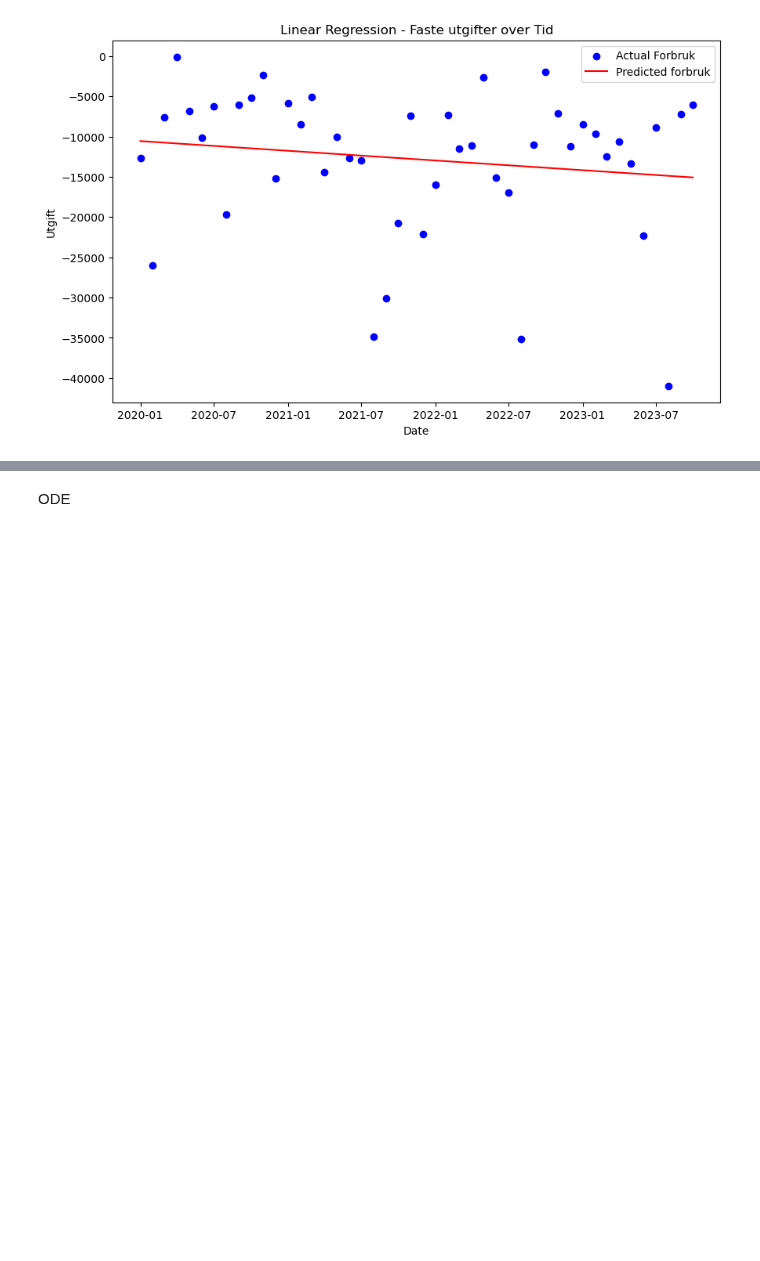
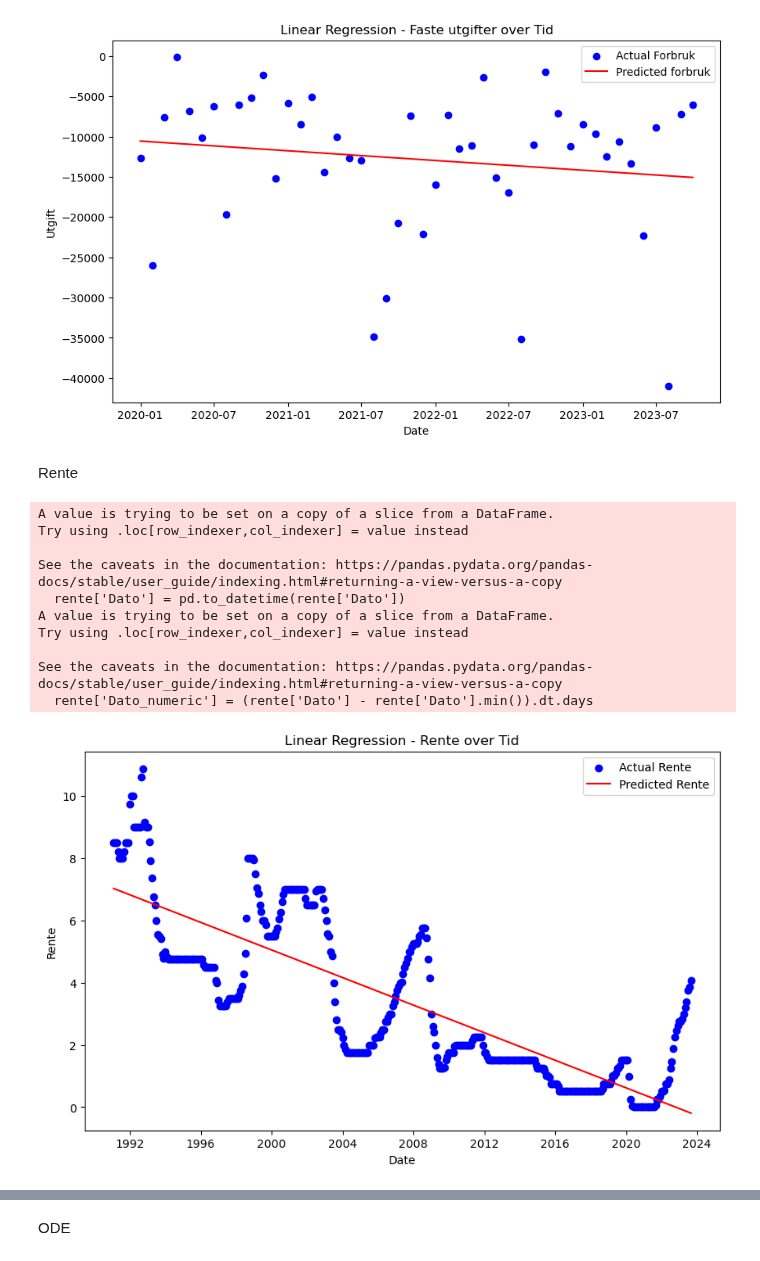
Before and after one commit to 591118/ProsjektADAH2023, a Jupyter notebook: prosjekt501.ipynb, the cells around one changed output, grey strips where cells are left out. Cells and saved outputs as stored; diff of their text form; code cells hidden in the pictures; blank space fills up the shorter version.

```diff
--- a/prosjekt501.ipynb
+++ b/prosjekt501.ipynb
@@ -32,3 +32,7 @@ faste_utgifter = faste_utgifter.drop('Hva', axis=1)
 # Filter 'Luksus'
 forbruk = df[df['Hva'] == 'Luksus']
 forbruk=forbruk.drop('Hva' , axis=1)
+# Filter 'Rente'
+rente = df_rente_kpi[['Dato', 'Rente']]
+# Filter 'styringsrente'
+kpi = df_rente_kpi[['Dato' , 'Konsumprisindeks(2015=100)', 'Månedsendring (prosent)']]
@@ -228,3 +216,52 @@ plt.legend()
 plt.show()
 # %% [output]
 [figure]
+# %% [markdown]
+Rente
+# %%
+# Convert 'Dato' to datetime object
+rente['Dato'] = pd.to_datetime(rente['Dato'])
+
+# Extract numeric representation of 'Dato' (number of days since a specific date) to use in regression
+rente['Dato_numeric'] = (rente['Dato'] - rente['Dato'].min()).dt.days
+
+# Define the features and the target variable
+X_rente = rente[['Dato_numeric']]
+y_rente = rente['Rente']
+
+# Initialize the Linear Regression model
+model_rente = LinearRegression()
+
+# Fit the model
+model_rente.fit(X_rente, y_rente)
+
+# Make predictions
+predictions_rente = model_rente.predict(X_rente)
+
+# Visualize the linear regression line and data
+plt.figure(figsize=(10, 6))
+
+# Plotting the data
+plt.scatter(rente['Dato'], y_rente, color='blue', label='Actual Rente')
+
+# Plotting the regression line
+plt.plot(rente['Dato'], predictions_rente, color='red', label='Predicted Rente')
+
+# Labels and title
+plt.xlabel('Date')
+plt.ylabel('Rente')
+plt.title('Linear Regression - Rente over Tid')
+plt.legend()
+plt.show()
+# %% [output]
+A value is trying to be set on a copy of a slice from a DataFrame.
+Try using .loc[row_indexer,col_indexer] = value instead
+
+See the caveats in the documentation: https://pandas.pydata.org/pandas-docs/stable/user_guide/indexing.html#returning-a-view-versus-a-copy
+  rente['Dato'] = pd.to_datetime(rente['Dato'])
+A value is trying to be set on a copy of a slice from a DataFrame.
+Try using .loc[row_indexer,col_indexer] = value instead
+
+See the caveats in the documentation: https://pandas.pydata.org/pandas-docs/stable/user_guide/indexing.html#returning-a-view-versus-a-copy
+  rente['Dato_numeric'] = (rente['Dato'] - rente['Dato'].min()).dt.days
+[figure, added]
```
Also changed, not shown: parts of 19 cells of this notebook.
